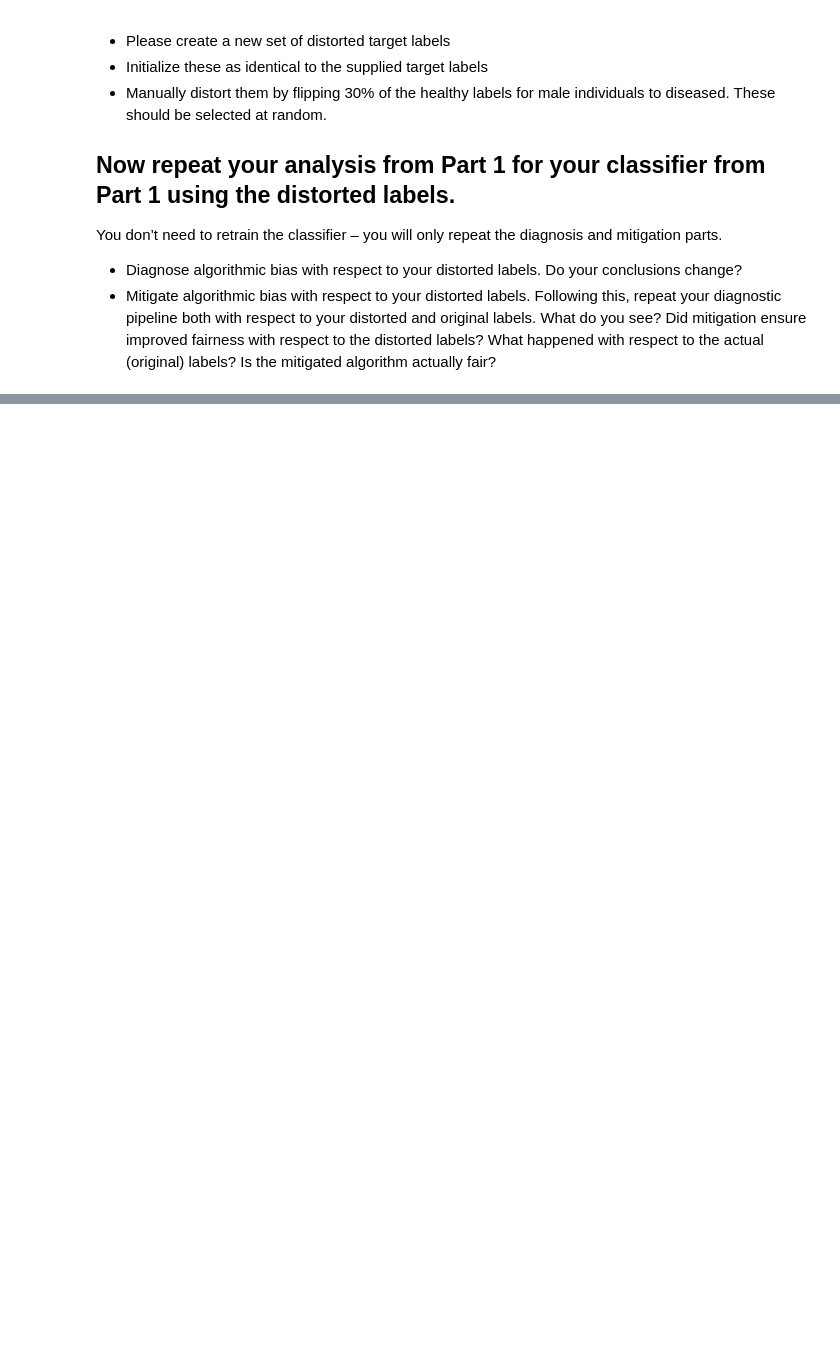
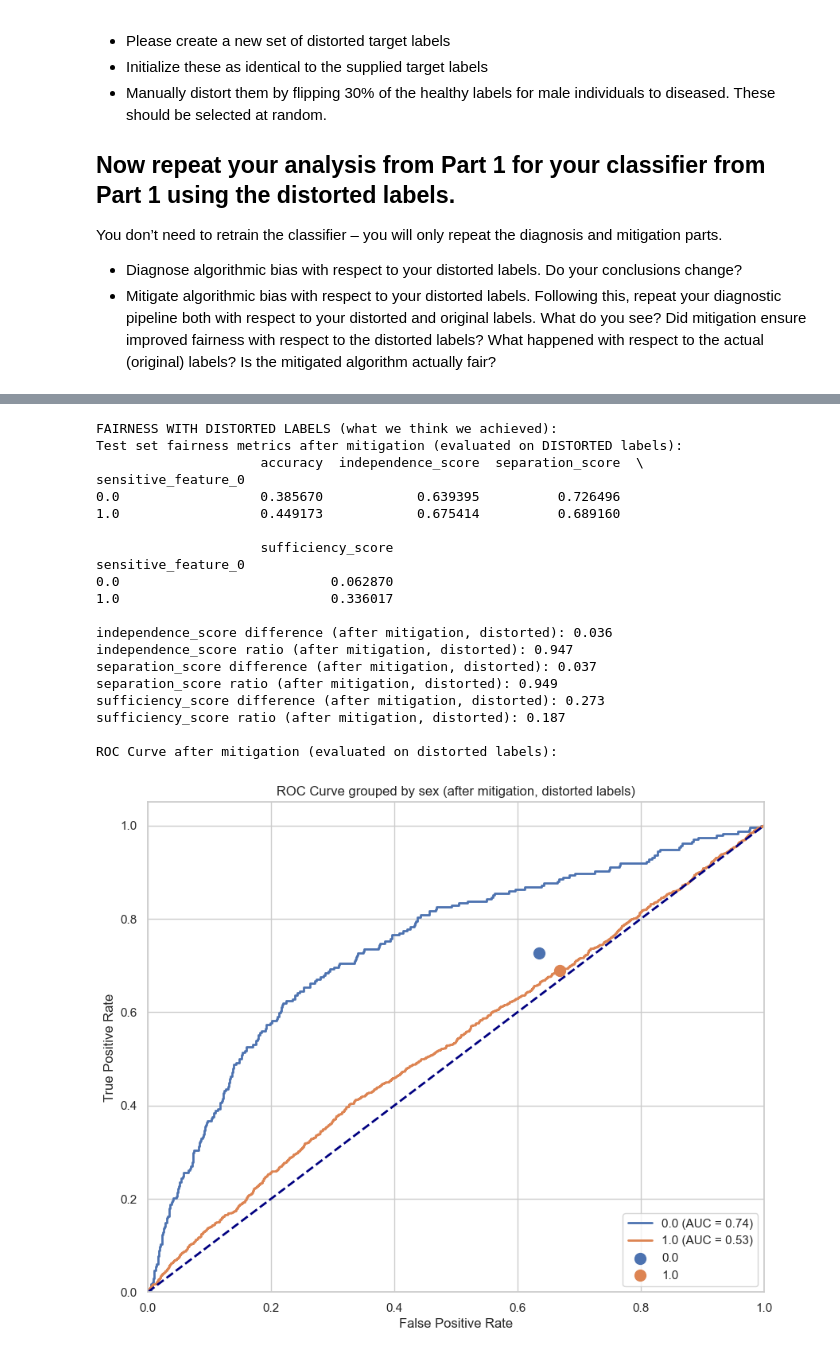
Before and after one commit to alex-tjellesen/RAI_fairness_exercise, a Jupyter notebook: exercise.ipynb, the cells around one changed output, grey strips where cells are left out. Cells and saved outputs as stored; diff of their text form; code cells hidden in the pictures; blank space fills up the shorter version.

```diff
--- a/exercise.ipynb
+++ b/exercise.ipynb
@@ -567,0 +751,9 @@ You don’t need to retrain the classifier – you will only repeat the diagnosi
+# %%
+# Apply the optimized thresholds to the test set
+test_prob_2D = np.column_stack((1 - test_prob, test_prob))
+y_pred_fair_distorted = postprocess_distorted.predict(X=test_prob_2D, sensitive_features=test_a)
+
+# Check the new thresholds
+threshold_rules_distorted = postprocess_distorted.interpolated_thresholder_.interpolation_dict
+print("New threshold rules (based on distorted labels):")
+print(json.dumps(threshold_rules_distorted, default=str, indent=4))
@@ -567,0 +784,48 @@ You don’t need to retrain the classifier – you will only repeat the diagnosi
+# %%
+# Evaluate the "fair" classifier on distorted labels (what we think we achieved)
+mf_after_distorted = MetricFrame(
+    metrics={'accuracy': accuracy_score,
+             'independence_score': selection_rate,
+             'separation_score': recall_score,
+             'sufficiency_score': precision_score},
+    y_true=test_lab_distorted,  # Distorted labels
+    y_pred=y_pred_fair_distorted,
+    sensitive_features=test_a
+)
+
+print("FAIRNESS WITH DISTORTED LABELS (what we think we achieved):")
+print("Test set fairness metrics after mitigation (evaluated on DISTORTED labels):")
+print(mf_after_distorted.by_group)
+print()
+
+for metric in ['independence_score','separation_score','sufficiency_score']:
+    print(f"{metric} difference (after mitigation, distorted): {mf_after_distorted.difference()[metric]:.3f}")
+    print(f"{metric} ratio (after mitigation, distorted): {mf_after_distorted.ratio()[metric]:.3f}")
+print()
+
+# ROC curve with distorted labels after mitigation
+print("ROC Curve after mitigation (evaluated on distorted labels):")
+plot_roc_simple(test_lab_distorted, test_prob, test_a, y_pred_fair_distorted,
+                sensitive_attribute_name = 'sex (after mitigation, distorted labels)')
+# %% [output]
+FAIRNESS WITH DISTORTED LABELS (what we think we achieved):
+Test set fairness metrics after mitigation (evaluated on DISTORTED labels):
+                     accuracy  independence_score  separation_score  \
+sensitive_feature_0
+0.0                  0.385670            0.639395          0.726496
+1.0                  0.449173            0.675414          0.689160
+
+                     sufficiency_score
+sensitive_feature_0
+0.0                           0.062870
+1.0                           0.336017
+
+independence_score difference (after mitigation, distorted): 0.036
+independence_score ratio (after mitigation, distorted): 0.947
+separation_score difference (after mitigation, distorted): 0.037
+separation_score ratio (after mitigation, distorted): 0.949
+sufficiency_score difference (after mitigation, distorted): 0.273
+sufficiency_score ratio (after mitigation, distorted): 0.187
+
+ROC Curve after mitigation (evaluated on distorted labels):
+[figure, added]
```
Also changed, not shown: parts of 17 cells of this notebook.
